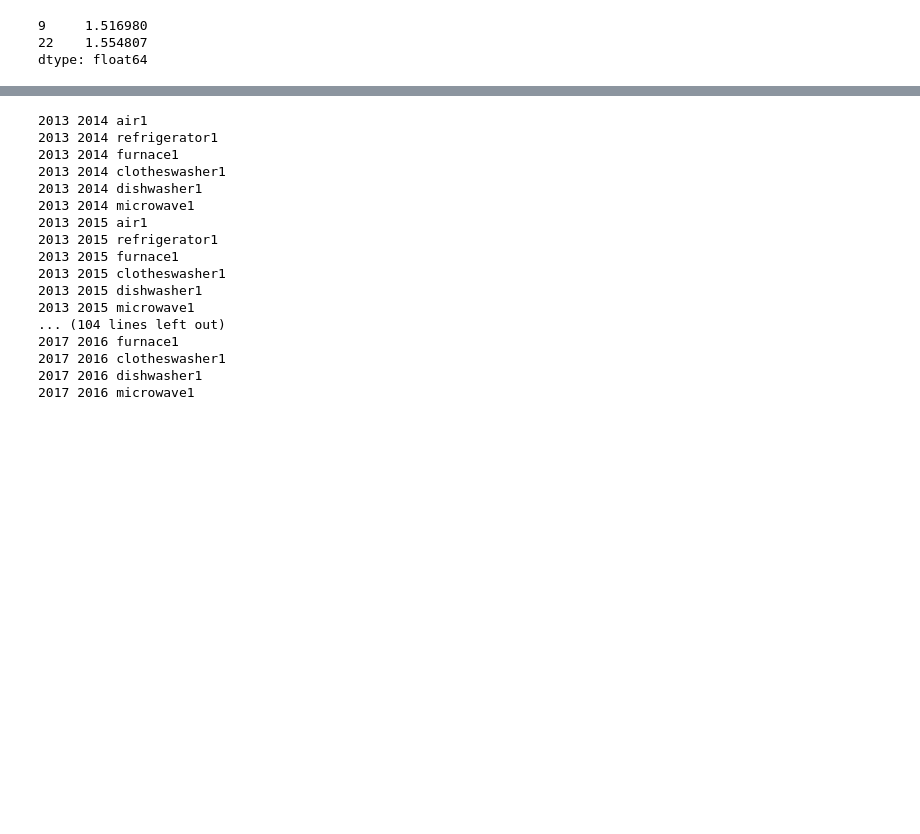
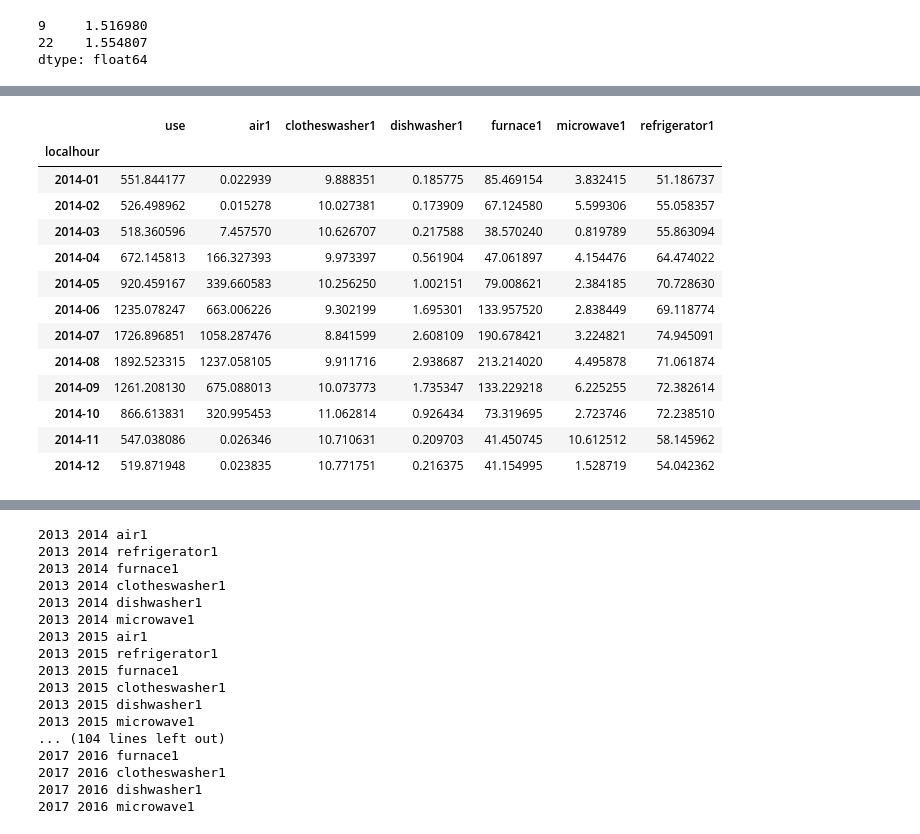
Before and after one commit to yilingjia/dataport, a Jupyter notebook: notebook/data_analysis_outliers.ipynb, the cells around one changed output, grey strips where cells are left out. Cells and saved outputs as stored; diff of their text form; code cells hidden in the pictures; blank space fills up the shorter version.

```diff
--- a/notebook/data_analysis_outliers.ipynb
+++ b/notebook/data_analysis_outliers.ipynb
@@ -86 +114,18 @@ dtype: float64
+# %%
+data[2014][4342]
+# %% [output]
+|  | use | air1 | clotheswasher1 | dishwasher1 | furnace1 | microwave1 | refrigerator1 |
+| localhour |  |  |  |  |  |  |  |
+| 2014-01 | 551.844177 | 0.022939 | 9.888351 | 0.185775 | 85.469154 | 3.832415 | 51.186737 |
+| 2014-02 | 526.498962 | 0.015278 | 10.027381 | 0.173909 | 67.124580 | 5.599306 | 55.058357 |
+| 2014-03 | 518.360596 | 7.457570 | 10.626707 | 0.217588 | 38.570240 | 0.819789 | 55.863094 |
+| 2014-04 | 672.145813 | 166.327393 | 9.973397 | 0.561904 | 47.061897 | 4.154476 | 64.474022 |
+| 2014-05 | 920.459167 | 339.660583 | 10.256250 | 1.002151 | 79.008621 | 2.384185 | 70.728630 |
+| 2014-06 | 1235.078247 | 663.006226 | 9.302199 | 1.695301 | 133.957520 | 2.838449 | 69.118774 |
+| 2014-07 | 1726.896851 | 1058.287476 | 8.841599 | 2.608109 | 190.678421 | 3.224821 | 74.945091 |
+| 2014-08 | 1892.523315 | 1237.058105 | 9.911716 | 2.938687 | 213.214020 | 4.495878 | 71.061874 |
+| 2014-09 | 1261.208130 | 675.088013 | 10.073773 | 1.735347 | 133.229218 | 6.225255 | 72.382614 |
+| 2014-10 | 866.613831 | 320.995453 | 11.062814 | 0.926434 | 73.319695 | 2.723746 | 72.238510 |
+| 2014-11 | 547.038086 | 0.026346 | 10.710631 | 0.209703 | 41.450745 | 10.612512 | 58.145962 |
+| 2014-12 | 519.871948 | 0.023835 | 10.771751 | 0.216375 | 41.154995 | 1.528719 | 54.042362 |
 # %%
```
Also changed, not shown: parts of 9 cells of this notebook, 6 other files.
